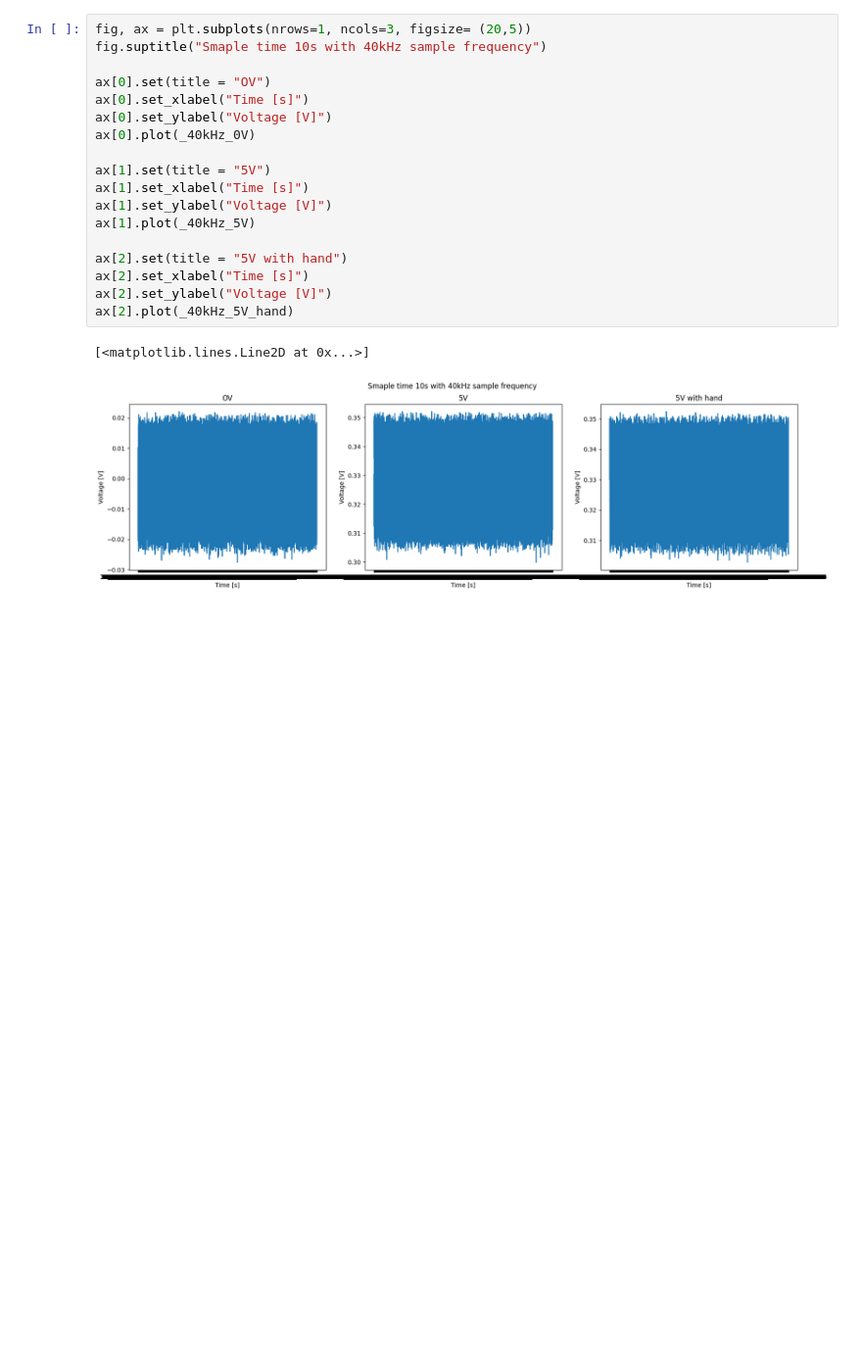
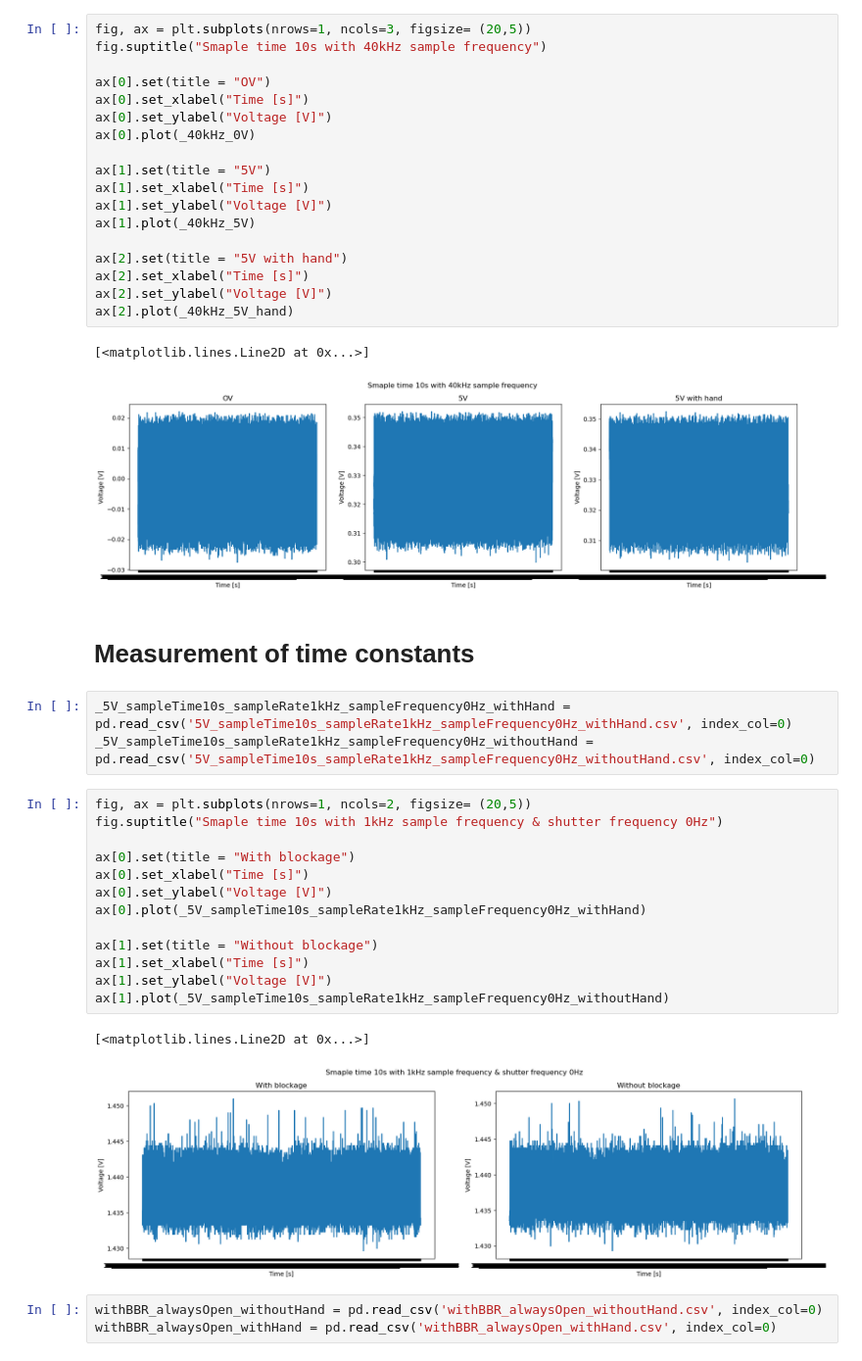
Before and after one commit to SHARIFsGIT/Sensor-lab-thermopile-, a Jupyter notebook: thermopile_sensor.ipynb, the cells around one changed output. Shown at 98% size. Saved outputs shown, nothing was run; the diff lists cells and outputs as text; blank space fills up the shorter version.

Commit message:
time constant added

```diff
--- a/thermopile_sensor.ipynb
+++ b/thermopile_sensor.ipynb
@@ -102,3 +104,27 @@ ax[2].plot(_40kHz_5V_hand)
 # %% [output]
 [<matplotlib.lines.Line2D at 0x...>]
 [figure]
+# %% [markdown]
+# Measurement of time constants
+# %%
+_5V_sampleTime10s_sampleRate1kHz_sampleFrequency0Hz_withHand = pd.read_csv('5V_sampleTime10s_sampleRate1kHz_sampleFrequency0Hz_withHand.csv', index_col=0)
+_5V_sampleTime10s_sampleRate1kHz_sampleFrequency0Hz_withoutHand = pd.read_csv('5V_sampleTime10s_sampleRate1kHz_sampleFrequency0Hz_withoutHand.csv', index_col=0)
+# %%
+fig, ax = plt.subplots(nrows=1, ncols=2, figsize= (20,5))
+fig.suptitle("Smaple time 10s with 1kHz sample frequency & shutter frequency 0Hz")
+
+ax[0].set(title = "With blockage")
+ax[0].set_xlabel("Time [s]")
+ax[0].set_ylabel("Voltage [V]")
+ax[0].plot(_5V_sampleTime10s_sampleRate1kHz_sampleFrequency0Hz_withHand)
+
+ax[1].set(title = "Without blockage")
+ax[1].set_xlabel("Time [s]")
+ax[1].set_ylabel("Voltage [V]")
+ax[1].plot(_5V_sampleTime10s_sampleRate1kHz_sampleFrequency0Hz_withoutHand)
+# %% [output]
+[<matplotlib.lines.Line2D at 0x...>]
+[figure, added]
+# %%
+withBBR_alwaysOpen_withoutHand = pd.read_csv('withBBR_alwaysOpen_withoutHand.csv', index_col=0)
+withBBR_alwaysOpen_withHand = pd.read_csv('withBBR_alwaysOpen_withHand.csv', index_col=0)
```
Also changed, not shown: parts of 4 cells of this notebook, 20 other files.
